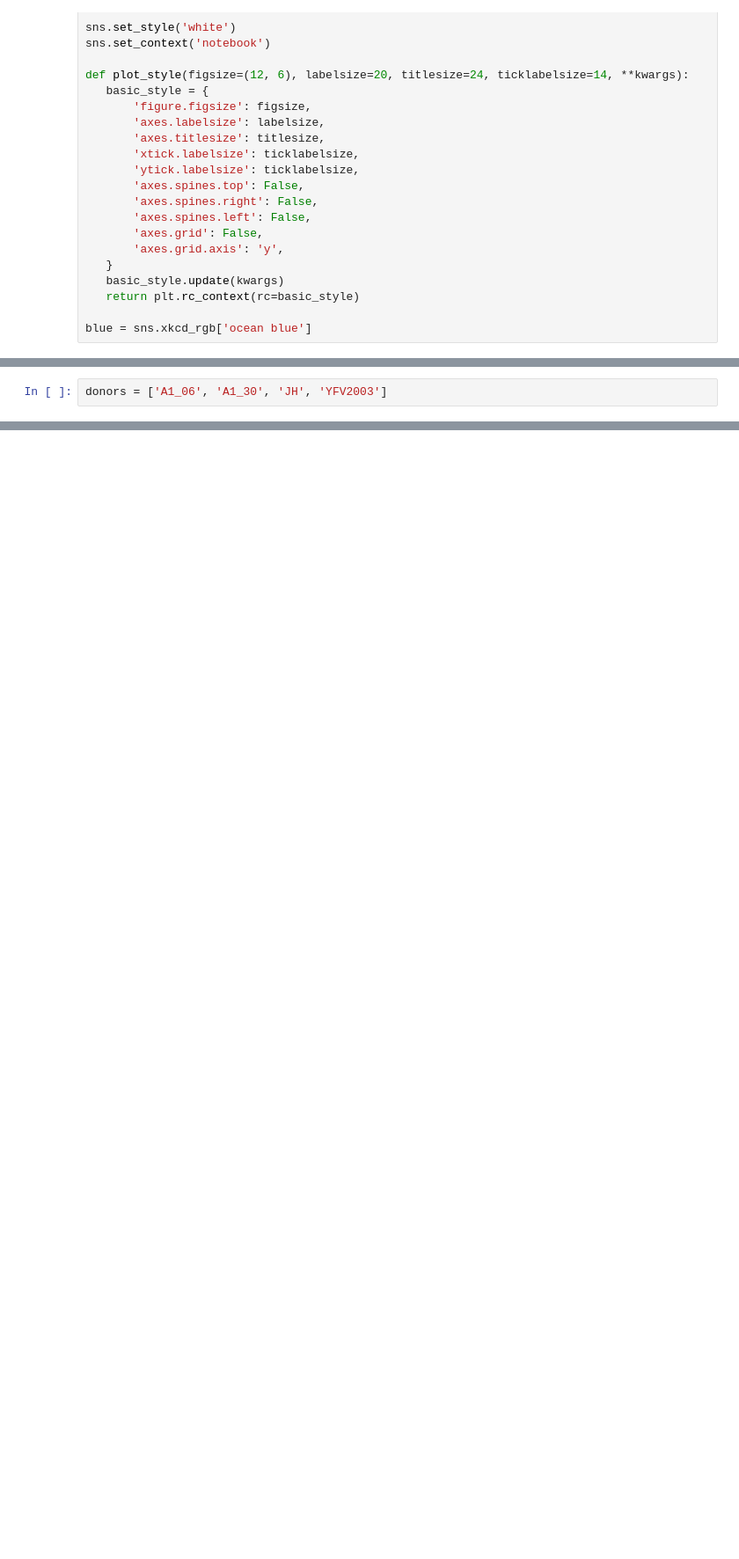
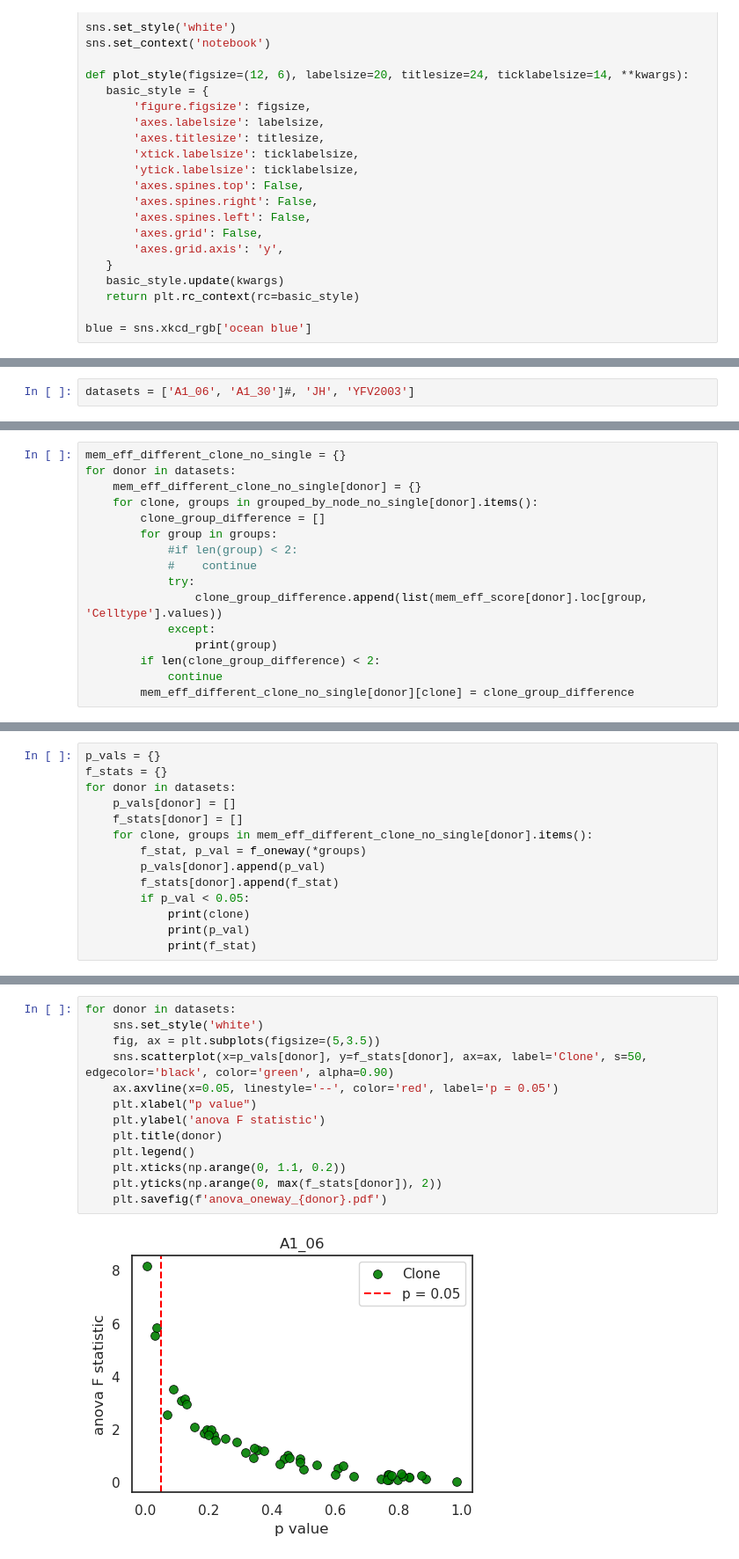
Before and after one commit to cbg-ethz/mt-SCITE, a Jupyter notebook: Notebooks/gene_expression_analysis/mt-scite_parse_trees.ipynb, the cells around one changed output, grey strips where cells are left out. Shown at 88% size. Drawn from its saved outputs; the diff is of its cells as text; blank space fills up the shorter version.

```diff
--- a/Notebooks/gene_expression_analysis/mt-scite_parse_trees.ipynb
+++ b/Notebooks/gene_expression_analysis/mt-scite_parse_trees.ipynb
@@ -82,2 +93,2 @@ def set_groups(leaf_internal_df, paths):
 # %%
-donors = ['A1_06', 'A1_30', 'JH', 'YFV2003']
+datasets = ['A1_06', 'A1_30']#, 'JH', 'YFV2003']
@@ -119,0 +271,16 @@ for donor in donors:
+# %%
+mem_eff_different_clone_no_single = {}
+for donor in datasets:
+    mem_eff_different_clone_no_single[donor] = {}
+    for clone, groups in grouped_by_node_no_single[donor].items():
+        clone_group_difference = []
+        for group in groups:
+            #if len(group) < 2:
+            #    continue
+            try:
+                clone_group_difference.append(list(mem_eff_score[donor].loc[group, 'Celltype'].values))
+            except:
+                print(group)
+        if len(clone_group_difference) < 2:
+            continue
+        mem_eff_different_clone_no_single[donor][clone] = clone_group_difference
@@ -119,0 +289,14 @@ for donor in donors:
+# %%
+p_vals = {}
+f_stats = {}
+for donor in datasets:
+    p_vals[donor] = []
+    f_stats[donor] = []
+    for clone, groups in mem_eff_different_clone_no_single[donor].items():
+        f_stat, p_val = f_oneway(*groups)
+        p_vals[donor].append(p_val)
+        f_stats[donor].append(f_stat)
+        if p_val < 0.05:
+            print(clone)
+            print(p_val)
+            print(f_stat)
@@ -119,0 +316,15 @@ for donor in donors:
+# %%
+for donor in datasets:
+    sns.set_style('white')
+    fig, ax = plt.subplots(figsize=(5,3.5))
+    sns.scatterplot(x=p_vals[donor], y=f_stats[donor], ax=ax, label='Clone', s=50, edgecolor='black', color='green', alpha=0.90)
+    ax.axvline(x=0.05, linestyle='--', color='red', label='p = 0.05')
+    plt.xlabel("p value")
+    plt.ylabel('anova F statistic')
+    plt.title(donor)
+    plt.legend()
+    plt.xticks(np.arange(0, 1.1, 0.2))
+    plt.yticks(np.arange(0, max(f_stats[donor]), 2))
+    plt.savefig(f'anova_oneway_{donor}.pdf')
+# %% [output]
+[figure, added]
```
Also changed, not shown: parts of 19 cells of this notebook, 17 other files.
